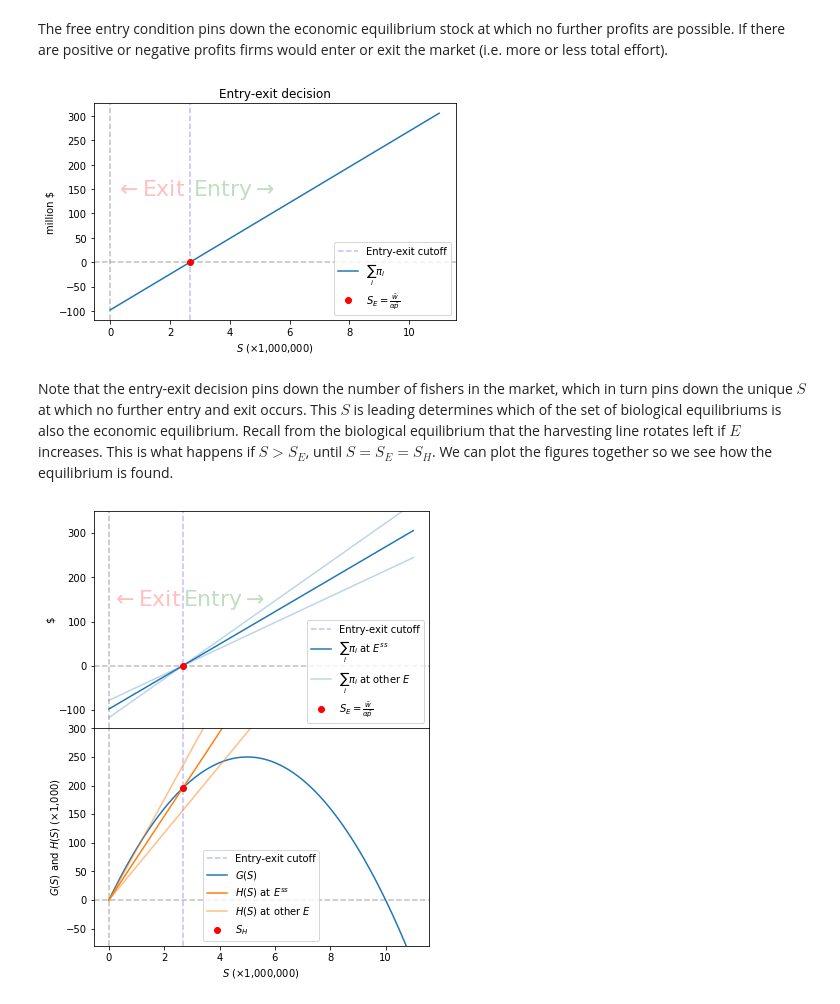
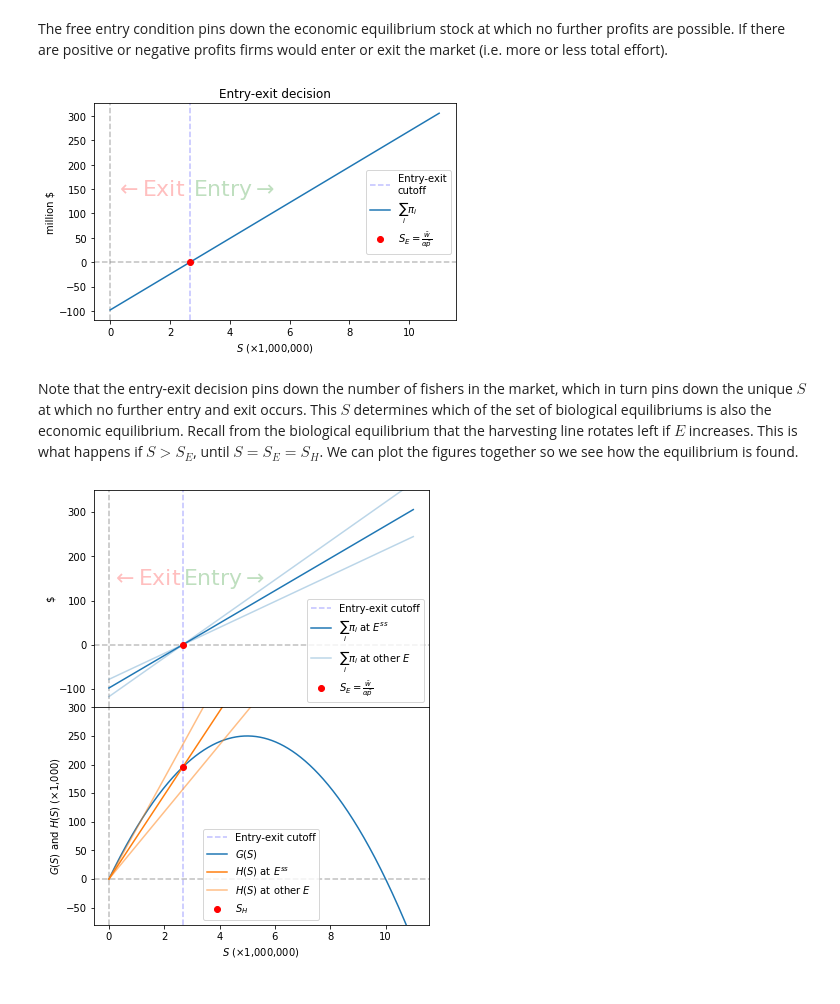
Before and after one commit to Leonbremer/fisheries, a Jupyter notebook: fish.ipynb, the cells around one changed output. Cells and saved outputs as stored; diff of their text form; code cells hidden in the pictures.

```diff
--- a/fish.ipynb
+++ b/fish.ipynb
@@ -20,8 +20,8 @@ Second, let us define some global parameters.
 # %%
 # parameters
 k = 10# max supported fish stock in millions
-a = .00075# ease-of-harvesting parameter
-g = .1# natural fish growth parameter
+alpha = .00075# ease-of-harvesting parameter
+gamma = .1# natural fish growth parameter
 s = np.linspace(0,k+1,k*100)# Fish stock's domain for plotting
 n = 100# number of fishers
 p = 500# price
@@ -217,42 +221,43 @@ Another interesting observation is that with these numbers periodical harvesting
 # %% [markdown]
 The free entry condition pins down the economic equilibrium stock at which no further profits are possible. If there are positive or negative profits firms would enter or exit the market (i.e. more or less total effort).
 # %%
-Ess = (g/a)*(1-(w/(a*p*k)))
-Se = w/(a*p)
+# From your derivations
+Ess = (gamma/alpha)*(1-(w/(alpha*p*k)))
+Se = w/(alpha*p)
 
 plt.axhline(0,linestyle='--',color="grey",alpha=.5)
 plt.axvline(0,linestyle='--',color="grey",alpha=.5)
-plt.axvline(Se,linestyle='--',color="blue",alpha=.25, label='Entry-exit cutoff')
+plt.axvline(Se,linestyle='--',color="blue",alpha=.25, label='Entry-exit\ncutoff')
 plt.text(x=1.35,
          y=150,
          s=r'$\leftarrow$Exit',
          color="red",
          alpha=.25,
          # rotation='vertical',
          horizontalalignment='center',
          verticalalignment='center',
          fontsize=22)
 plt.text(x=4.15,
          y=150,
          s=r'Entry$\rightarrow$',
          color="green",
          alpha=.25,
          # rotation='vertical',
          horizontalalignment='center',
          verticalalignment='center',
          fontsize=22)
 plt.title('Entry-exit decision')
-plt.plot(s, H(alpha=a, S=s, e=Ess)*p-Ess*w, label=r'$\sum_i \pi_i$')
+plt.plot(s, H(alpha=alpha, S=s, e=Ess)*p-Ess*w, label=r'$\sum_i \pi_i$')
 plt.plot(Se, 0, 'ro', label=r'$S_E = \frac{\bar{w}}{\alpha \bar{p}}$')
 plt.xlabel(r'$S$ ($\times$1,000,000)')
 plt.ylabel('million $')
 plt.tight_layout()
 plt.legend()
 plt.show()
 # %% [output]
-[figure, old version]
+[figure, new version]
 # %% [markdown]
-Note that the entry-exit decision pins down the number of fishers in the market, which in turn pins down the unique $S$ at which no further entry and exit occurs. This $S$ is leading determines which of the set of biological equilibriums is also the economic equilibrium. Recall from the biological equilibrium that the harvesting line rotates left if $E$ increases. This is what happens if $S>S_E$, until $S= S_E = S_H$. We can plot the figures together so we see how the equilibrium is found.
+Note that the entry-exit decision pins down the number of fishers in the market, which in turn pins down the unique $S$ at which no further entry and exit occurs. This $S$ determines which of the set of biological equilibriums is also the economic equilibrium. Recall from the biological equilibrium that the harvesting line rotates left if $E$ increases. This is what happens if $S>S_E$, until $S= S_E = S_H$. We can plot the figures together so we see how the equilibrium is found.
 # %%
 lower = .8
 higher = 1.2
```
Also changed, not shown: parts of 17 cells of this notebook.
